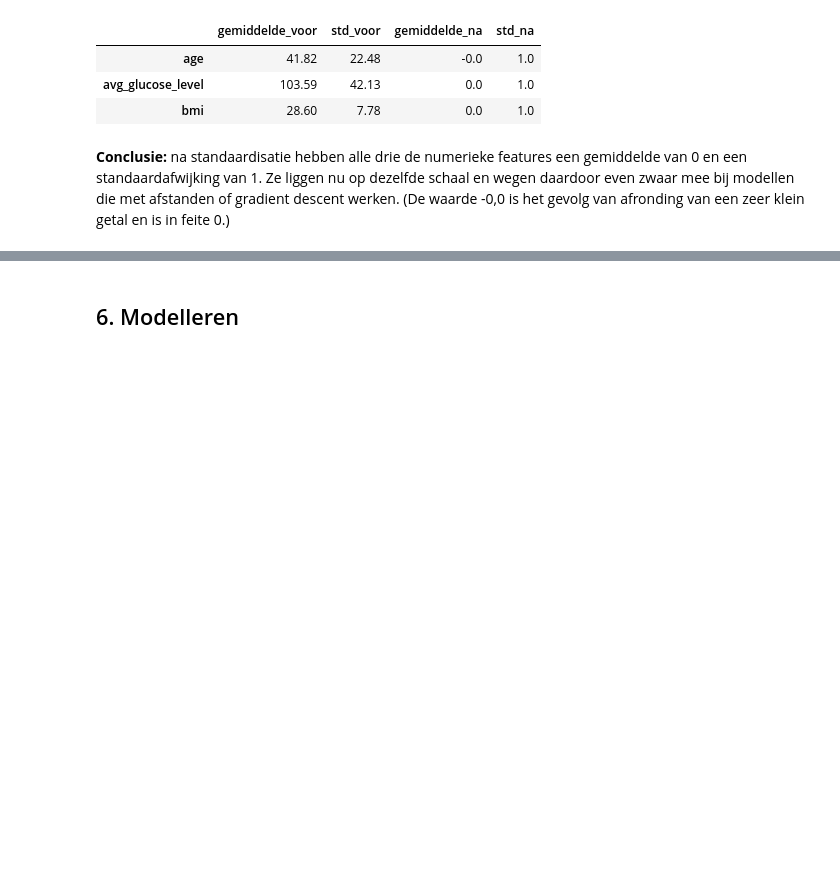
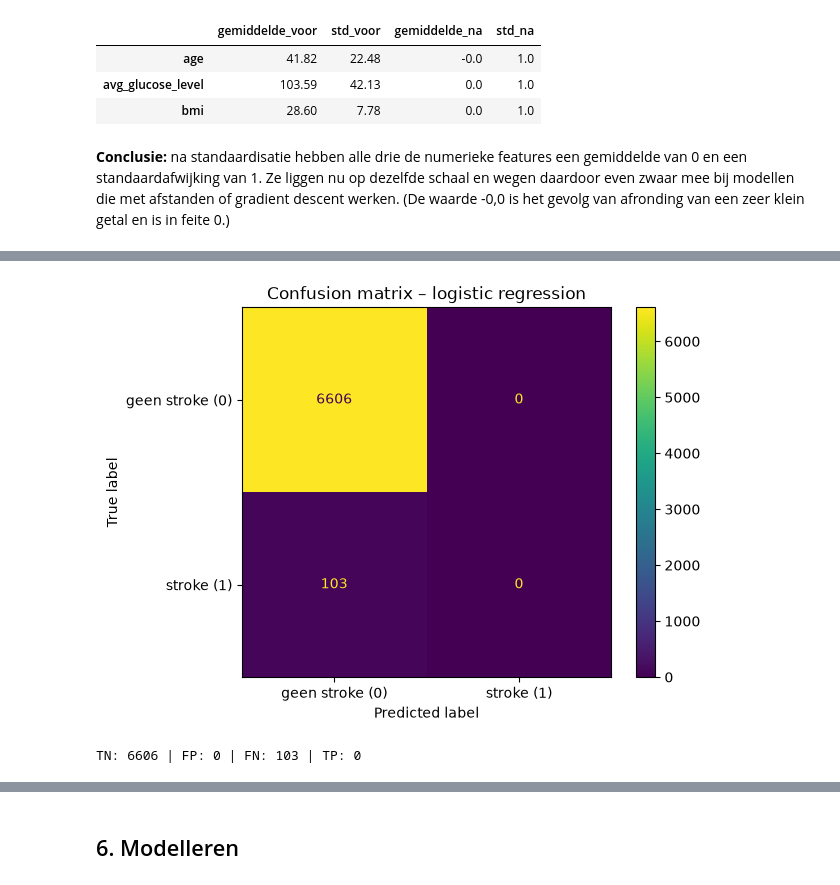
Before and after one commit to Gamal-alsa2026/Predicting-stroke-2026-27, a Jupyter notebook: notebooks/predict_stroke.ipynb, the cells around one changed output, grey strips where cells are left out. Drawn from its saved outputs; the diff is of its cells as text; code cells hidden in the pictures; blank space fills up the shorter version.

```diff
--- a/notebooks/predict_stroke.ipynb
+++ b/notebooks/predict_stroke.ipynb
@@ -595,0 +598,8 @@ show_standardization(train_clean, NUMERIC_COLS)
+# %%
+# 80% train, 20% validatie; stratify zorgt voor 1,54% stroke in beide sets
+X_train, X_val, y_train, y_val = train_test_split(
+    X, y, test_size=0.2, stratify=y, random_state=RANDOM_STATE
+)
+
+print("Train:", X_train.shape, "| stroke-patiënten:", y_train.sum())
+print("Validatie:", X_val.shape, "| stroke-patiënten:", y_val.sum())
@@ -595,0 +625,22 @@ show_standardization(train_clean, NUMERIC_COLS)
+# %%
+# Pipeline: eerst standaardiseren, dan logistic regression
+model = Pipeline([
+    ("scaler", StandardScaler()),
+    ("logreg", LogisticRegression(max_iter=1000, random_state=RANDOM_STATE)),
+])
+
+# Train het model en voorspel de validatieset
+model.fit(X_train, y_train)
+y_pred = model.predict(X_val)
+
+# Bereken de vier metrics
+scores = pd.Series({
+    "accuracy": accuracy_score(y_val, y_pred),
+    "precision": precision_score(y_val, y_pred, zero_division=0),
+    "recall": recall_score(y_val, y_pred),
+    "f1": f1_score(y_val, y_pred),
+}).round(3)
+
+print("Aantal voorspellingen per klasse:",
+      pd.Series(y_pred).value_counts().to_dict())
+scores
@@ -595,0 +668,14 @@ show_standardization(train_clean, NUMERIC_COLS)
+# %%
+# Confusion matrix als grafiek
+ConfusionMatrixDisplay.from_predictions(
+    y_val, y_pred, display_labels=["geen stroke (0)", "stroke (1)"]
+)
+plt.title("Confusion matrix – logistic regression")
+plt.show()
+
+# De vier vakjes los uitlezen: ravel() zet de 2x2-tabel op één rij
+tn, fp, fn, tp = confusion_matrix(y_val, y_pred).ravel()
+print("TN:", tn, "| FP:", fp, "| FN:", fn, "| TP:", tp)
+# %% [output]
+[figure, added]
+TN: 6606 | FP: 0 | FN: 103 | TP: 0
```
Also changed, not shown: parts of 18 cells of this notebook.
